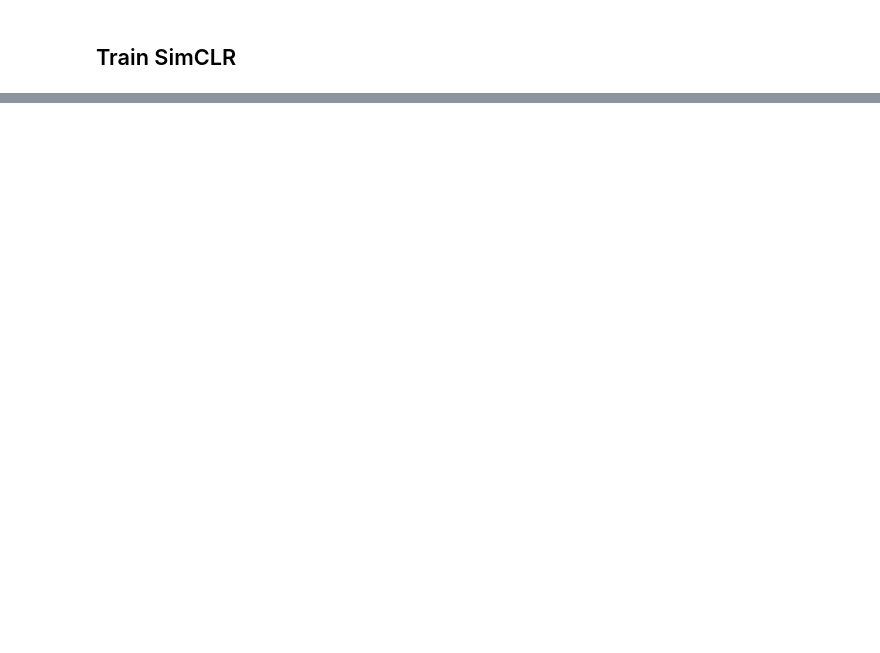
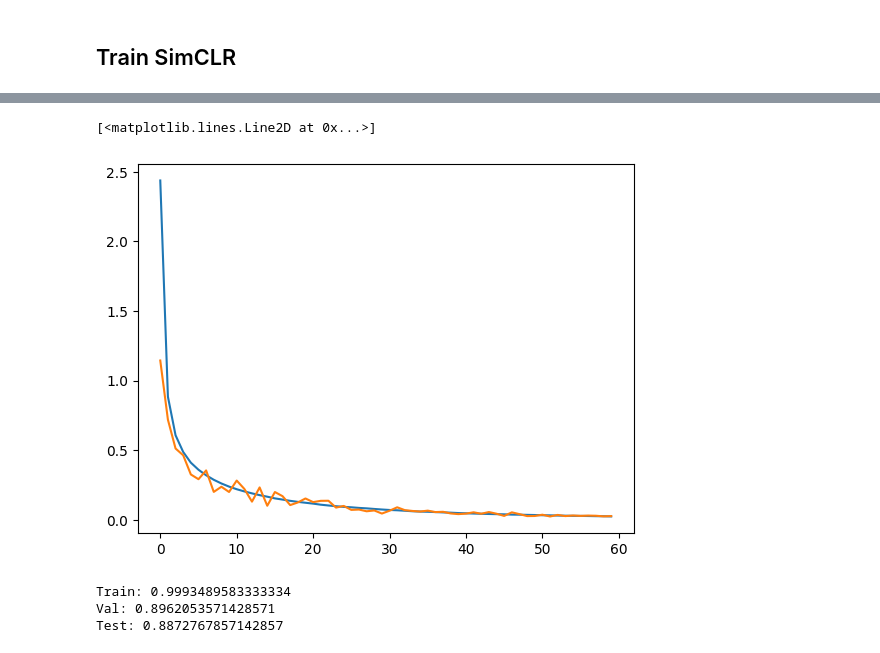
Before and after one commit to zbalkhy/EEC289, a Jupyter notebook: hw3/hw3.ipynb, the cells around one changed output, grey strips where cells are left out. Cells and saved outputs as stored; diff of their text form; code cells hidden in the pictures; blank space fills up the shorter version.

```diff
--- a/hw3/hw3.ipynb
+++ b/hw3/hw3.ipynb
@@ -362,0 +419,4 @@ plt.plot(history['train_loss'])
+# %%
+probe_train_set = make_gpu_dataset(train_dir, simclr_test_transform, False)
+probe_val_set = make_gpu_dataset(val_dir, simclr_test_transform, False)
+probe_test_set = make_gpu_dataset(test_dir, simclr_test_transform, False)
@@ -362,0 +427,18 @@ plt.plot(history['train_loss'])
+# %%
+probe_train_loader = DataLoader(probe_train_set,
+                          batch_size=128,
+                          shuffle=True,
+                          num_workers=0,
+                          drop_last=True)
+
+probe_val_loader = DataLoader(probe_val_set,
+                          batch_size=128,
+                          shuffle=True,
+                          num_workers=0,
+                          drop_last=True)
+
+probe_test_loader = DataLoader(probe_test_set,
+                          batch_size=128,
+                          shuffle=True,
+                          num_workers=0,
+                          drop_last=True)
@@ -362,0 +502,7 @@ plt.plot(history['train_loss'])
+# %%
+from matplotlib import pyplot as plt
+plt.plot(history['train_loss'])
+plt.plot(history['val_loss'])
+# %% [output]
+[<matplotlib.lines.Line2D at 0x...>]
+[figure, added]
@@ -362,0 +531,12 @@ plt.plot(history['train_loss'])
+# %%
+train_acc = evaluate(simCLR, linear_probe, probe_train_loader)
+val_acc = evaluate(simCLR, linear_probe, probe_val_loader)
+test_acc = evaluate(simCLR, linear_probe, probe_test_loader)
+
+print("Train:", train_acc)
+print("Val:", val_acc)
+print("Test:", test_acc)
+# %% [output]
+Train: 0.9993489583333334
+Val: 0.8962053571428571
+Test: 0.8872767857142857
```
Also changed, not shown: parts of 18 cells of this notebook.
